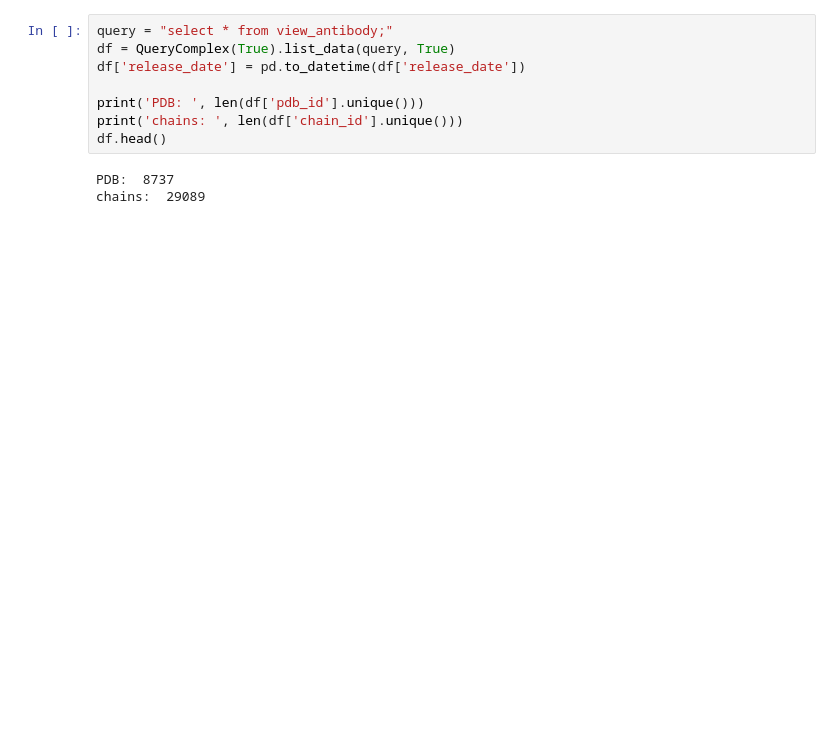
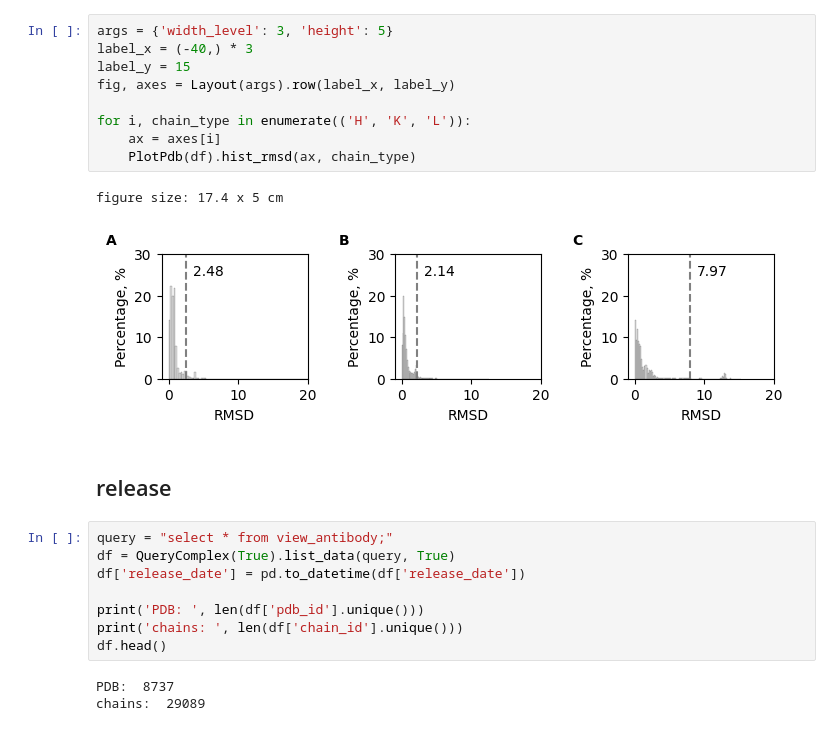
Before and after one commit to protein-design/predict_antibody, a Jupyter notebook: src/PDB_summary.ipynb, the cells around one changed output. Cells and saved outputs as stored; diff of their text form; blank space fills up the shorter version.

```diff
--- a/src/PDB_summary.ipynb
+++ b/src/PDB_summary.ipynb
@@ -33,3 +95,17 @@ src direcotry is  /home/yuan/bio/predict_antibody
+# %%
+args = {'width_level': 3, 'height': 5}
+label_x = (-40,) * 3
+label_y = 15
+fig, axes = Layout(args).row(label_x, label_y)
+
+for i, chain_type in enumerate(('H', 'K', 'L')):
+    ax = axes[i]
+    PlotPdb(df).hist_rmsd(ax, chain_type)
+# %% [output]
+figure size: 17.4 x 5 cm
+[figure, added]
+# %% [markdown]
+## release
 # %%
 query = "select * from view_antibody;"
 df = QueryComplex(True).list_data(query, True)
```
Also changed, not shown: parts of 7 cells of this notebook, 10 other files.
